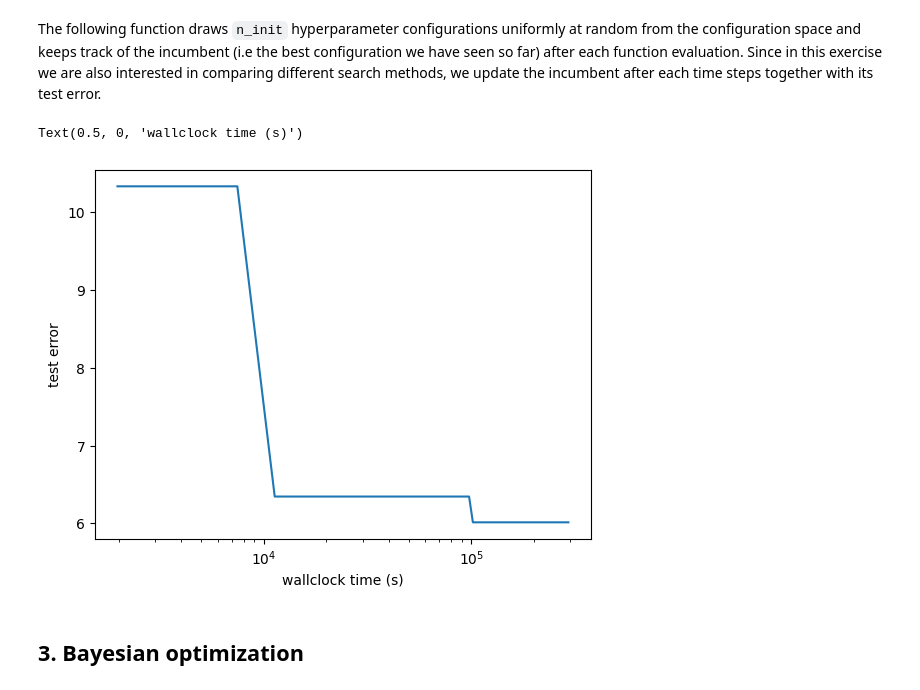
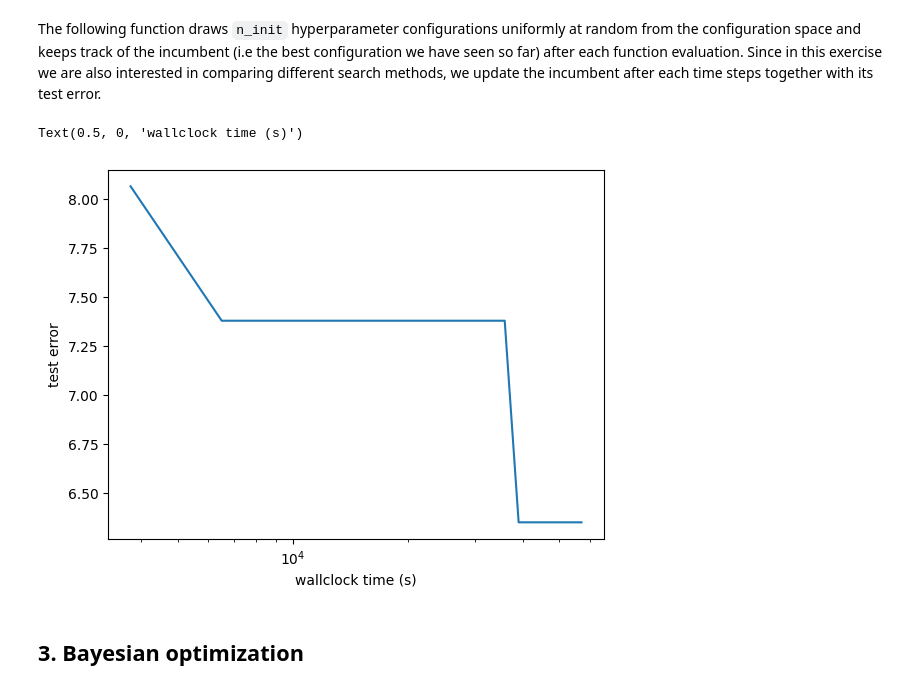
Before and after one commit to abwerby/DeepLearningLab, a Jupyter notebook: autoML/automl_1.ipynb, the cells around one changed output. Drawn from its saved outputs; the diff is of its cells as text; code cells hidden in the pictures.

```diff
--- a/autoML/automl_1.ipynb
+++ b/autoML/automl_1.ipynb
@@ -119,29 +123,29 @@ The following function draws `n_init` hyperparameter configurations uniformly at
 # %%
 class RandomSearch(Optimizer):
 
     def _initialization(self) -> None:
         # start the random search loop
         for i in range(self.n_init):
 
             # TODO: sample hyperparameter configuration
             config = self.cs.sample_configuration()
 
             # TODO: evaluate and store results
             self.evaluate_and_log(config)
 
     def run(self) -> None:
         self._initialization()
 
-opt = RandomSearch(benchmark=b, n_init=100)
+opt = RandomSearch(benchmark=b, n_init=20)
 opt.run()
 
 plt.plot(opt.total_time, opt.incumbent_trajectory_error)
 plt.xscale('log')
 plt.ylabel("test error")
 plt.xlabel("wallclock time (s)")
 # %% [output]
 Text(0.5, 0, 'wallclock time (s)')
-[figure, old version]
+[figure, new version]
 # %% [markdown]
 ## 3. Bayesian optimization
 # %% [markdown]
```
Also changed, not shown: parts of 7 cells of this notebook.
